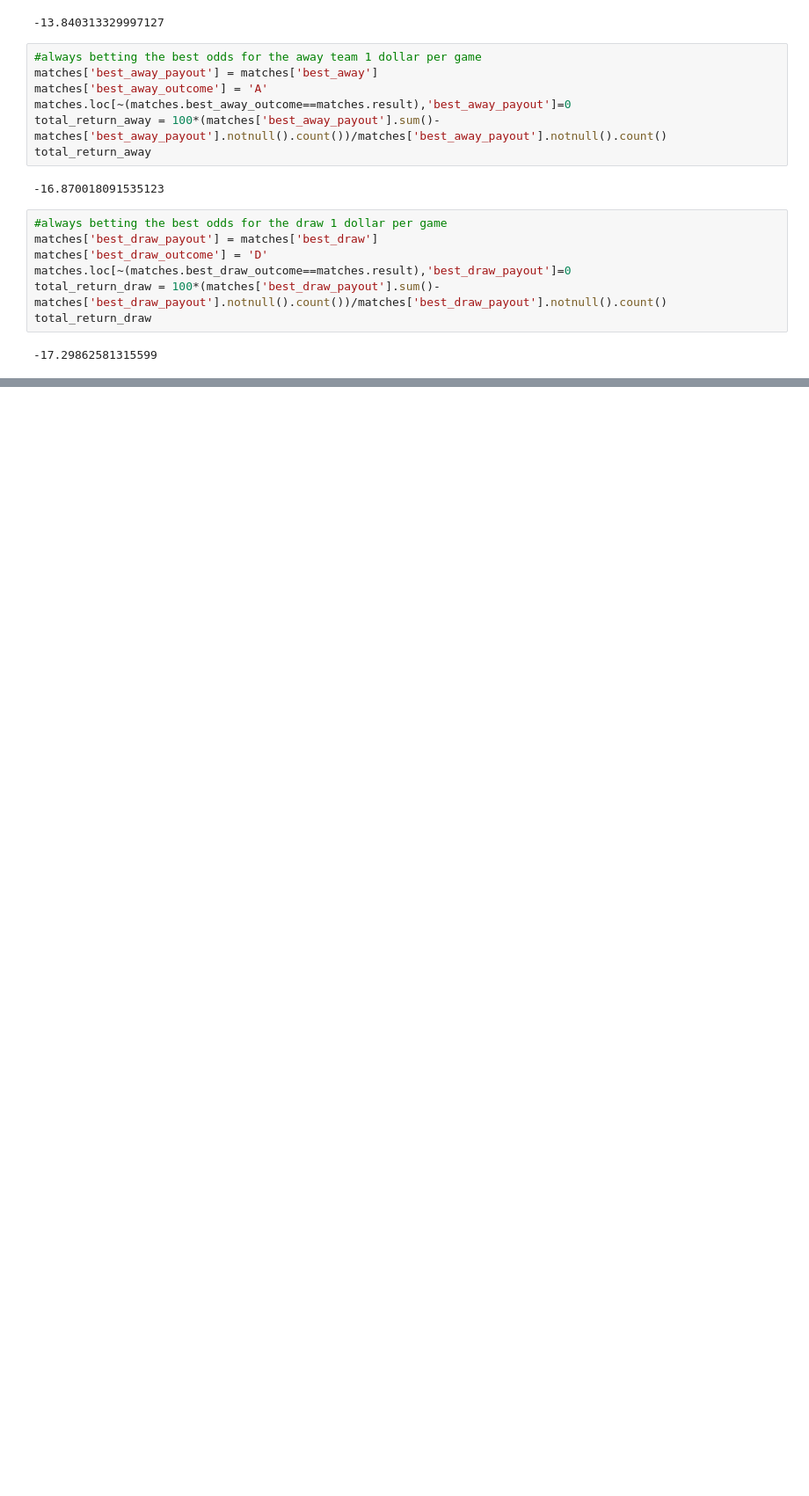
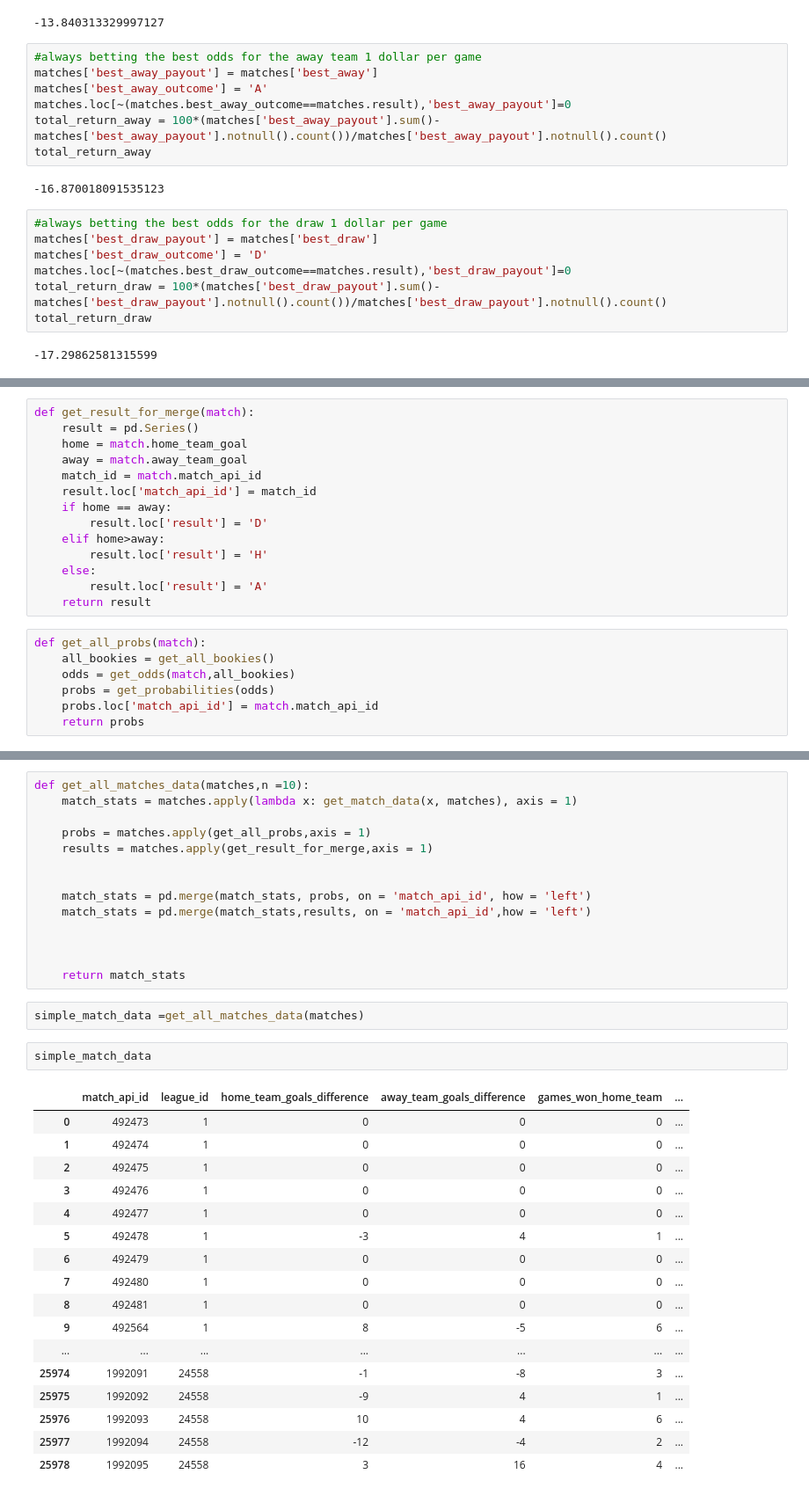
Before and after one commit to rfm2274/Soccer, a Jupyter notebook: Soccer Betting.ipynb, the cells around one changed output, grey strips where cells are left out. Shown at 88% size. Cells and saved outputs as stored; diff of their text form; blank space fills up the shorter version.

Commit message:
data prep for learning complete
data prep for learning complete

```diff
--- a/Soccer Betting.ipynb
+++ b/Soccer Betting.ipynb
@@ -141,0 +192,21 @@ league_name
+# %%
+def get_result_for_merge(match):
+    result = pd.Series()
+    home = match.home_team_goal
+    away = match.away_team_goal
+    match_id = match.match_api_id
+    result.loc['match_api_id'] = match_id
+    if home == away:
+        result.loc['result'] = 'D'
+    elif home>away:
+        result.loc['result'] = 'H'
+    else:
+        result.loc['result'] = 'A'
+    return result
+# %%
+def get_all_probs(match):
+    all_bookies = get_all_bookies()
+    odds = get_odds(match,all_bookies)
+    probs = get_probabilities(odds)
+    probs.loc['match_api_id'] = match.match_api_id
+    return probs
@@ -141,0 +250,36 @@ league_name
+# %%
+def get_all_matches_data(matches,n =10):
+    match_stats = matches.apply(lambda x: get_match_data(x, matches), axis = 1)
+
+    probs = matches.apply(get_all_probs,axis = 1)
+    results = matches.apply(get_result_for_merge,axis = 1)
+
+
+    match_stats = pd.merge(match_stats, probs, on = 'match_api_id', how = 'left')
+    match_stats = pd.merge(match_stats,results, on = 'match_api_id',how = 'left')
+
+
+
+    return match_stats
+# %%
+simple_match_data =get_all_matches_data(matches)
+# %%
+simple_match_data
+# %% [output]
+|  | match_api_id | league_id | home_team_goals_difference | away_team_goals_difference | games_won_home_team | ... |
+| 0 | 492473 | 1 | 0 | 0 | 0 | ... |
+| 1 | 492474 | 1 | 0 | 0 | 0 | ... |
+| 2 | 492475 | 1 | 0 | 0 | 0 | ... |
+| 3 | 492476 | 1 | 0 | 0 | 0 | ... |
+| 4 | 492477 | 1 | 0 | 0 | 0 | ... |
+| 5 | 492478 | 1 | -3 | 4 | 1 | ... |
+| 6 | 492479 | 1 | 0 | 0 | 0 | ... |
+| 7 | 492480 | 1 | 0 | 0 | 0 | ... |
+| 8 | 492481 | 1 | 0 | 0 | 0 | ... |
+| 9 | 492564 | 1 | 8 | -5 | 6 | ... |
+| ... | ... | ... | ... | ... | ... | ... |
+| 25974 | 1992091 | 24558 | -1 | -8 | 3 | ... |
+| 25975 | 1992092 | 24558 | -9 | 4 | 1 | ... |
+| 25976 | 1992093 | 24558 | 10 | 4 | 6 | ... |
+| 25977 | 1992094 | 24558 | -12 | -4 | 2 | ... |
+| 25978 | 1992095 | 24558 | 3 | 16 | 4 | ... |
```
Also changed, not shown: parts of 39 cells of this notebook, 1 other file.
